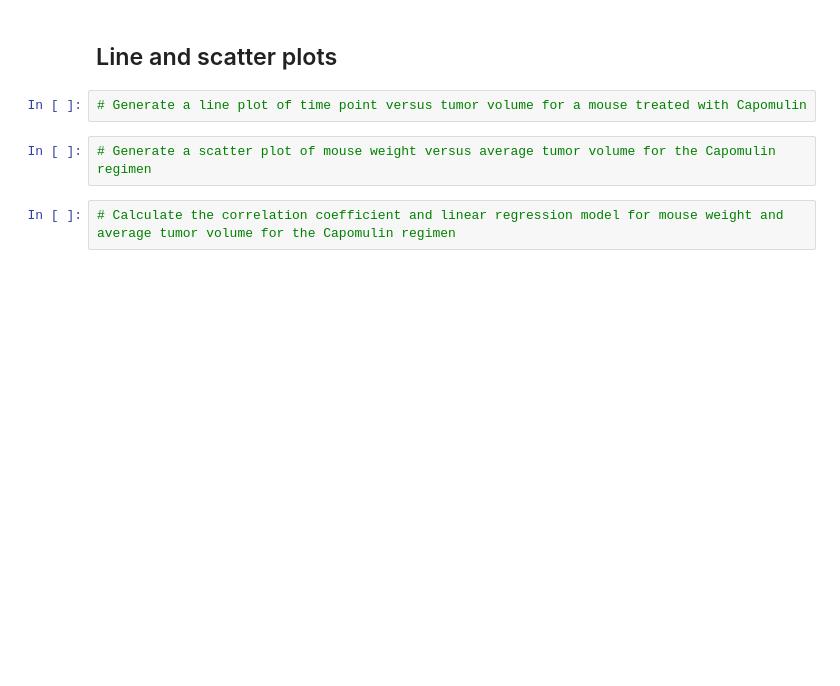
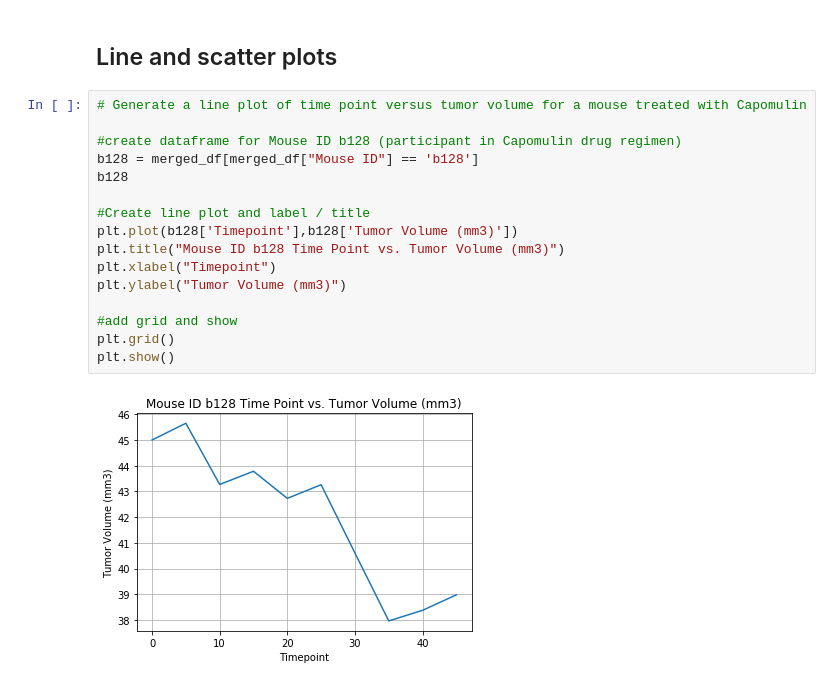
Before and after one commit to mmymoney/matplotlib-challenge, a Jupyter notebook: Pymaceuticals/pymaceuticals_starter_MMAIMONI.ipynb, the cells around one changed output. Drawn from its saved outputs; the diff is of its cells as text; blank space fills up the shorter version.

```diff
--- a/Pymaceuticals/pymaceuticals_starter_MMAIMONI.ipynb
+++ b/Pymaceuticals/pymaceuticals_starter_MMAIMONI.ipynb
@@ -89,8 +365,20 @@ plt.show()
 # %% [markdown]
 ## Line and scatter plots
-# %%
-# Generate a line plot of time point versus tumor volume for a mouse treated with Capomulin
-# %%
-# Generate a scatter plot of mouse weight versus average tumor volume for the Capomulin regimen
-# %%
-# Calculate the correlation coefficient and linear regression model for mouse weight and average tumor volume for the Capomulin regimen
+# %%
+# Generate a line plot of time point versus tumor volume for a mouse treated with Capomulin
+
+#create dataframe for Mouse ID b128 (participant in Capomulin drug regimen)
+b128 = merged_df[merged_df["Mouse ID"] == 'b128']
+b128
+
+#Create line plot and label / title
+plt.plot(b128['Timepoint'],b128['Tumor Volume (mm3)'])
+plt.title("Mouse ID b128 Time Point vs. Tumor Volume (mm3)")
+plt.xlabel("Timepoint")
+plt.ylabel("Tumor Volume (mm3)")
+
+#add grid and show
+plt.grid()
+plt.show()
+# %% [output]
+[figure, added]
```
Also changed, not shown: parts of 19 cells of this notebook.
